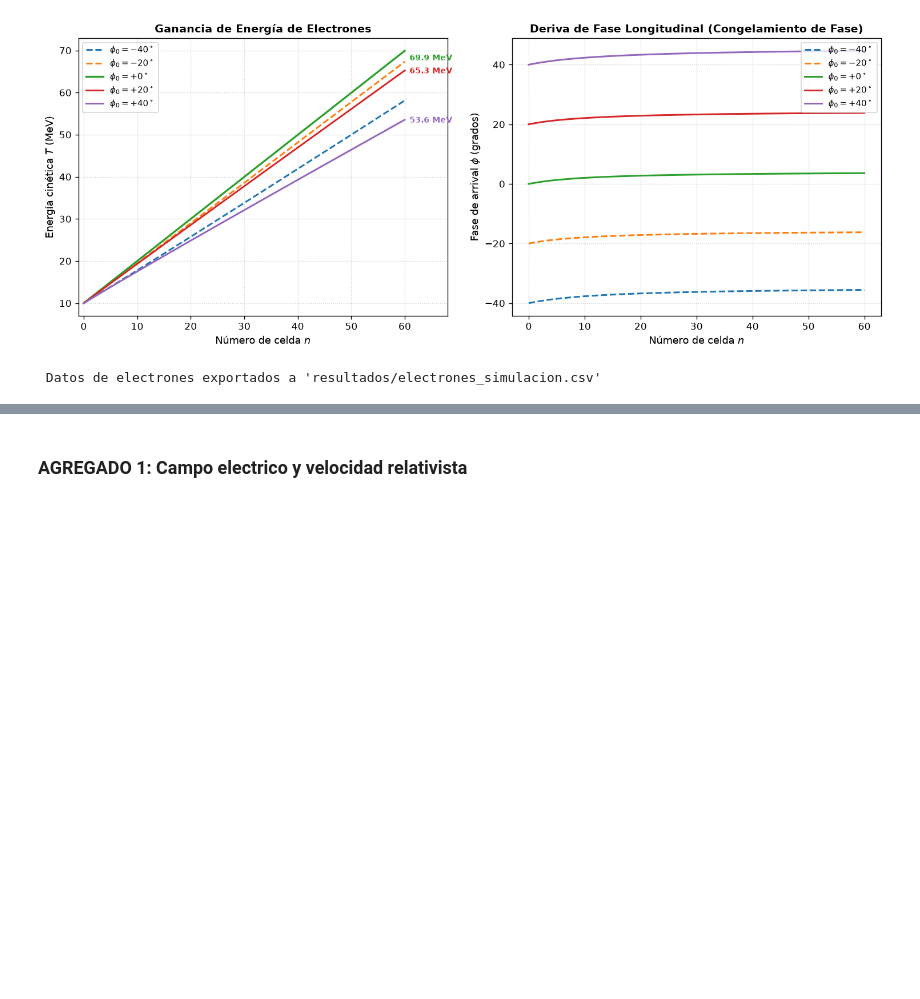
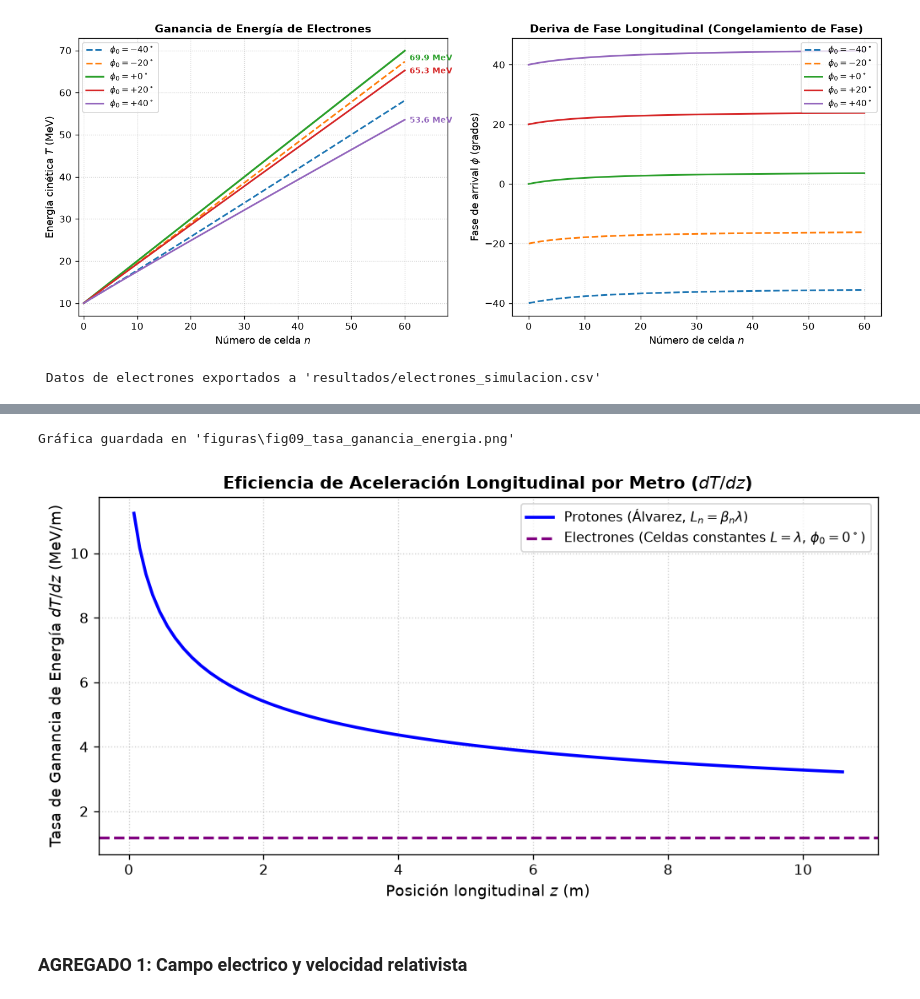
Before and after one commit to juanerickgabi-ship/LINAC-ALVAREZ, a Jupyter notebook: P19-Acelerador-lineal.ipynb, the cells around one changed output, grey strips where cells are left out. Drawn from its saved outputs; the diff is of its cells as text; code cells hidden in the pictures; blank space fills up the shorter version.

```diff
--- a/P19-Acelerador-lineal.ipynb
+++ b/P19-Acelerador-lineal.ipynb
@@ -181,3 +218,19 @@ Gráfica guardada exitosamente en 'figuras/fig05_estabilidad_electrones.png'
+# %%
+# Importar y ejecutar la gráfica de ganancia por metro
+from src.visualizer import plot_energy_gain_rate
+
+df_diseno = pd.read_csv("resultados/diseno_celdas.csv")
+
+plot_energy_gain_rate(
+    z_positions=z_positions,
+    Eacc_vals=df_diseno["E_acc_MV_m"].values,
+    f_rf=352.2e6,
+    save_fig=True,
+    filename="fig09_tasa_ganancia_energia.png",
+)
+# %% [output]
+Gráfica guardada en 'figuras\fig09_tasa_ganancia_energia.png'
+[figure, added]
 # %% [markdown]
 ### AGREGADO 1: Campo electrico y velocidad relativista
 # %%
```
Also changed, not shown: parts of 8 cells of this notebook, 14 other files.
